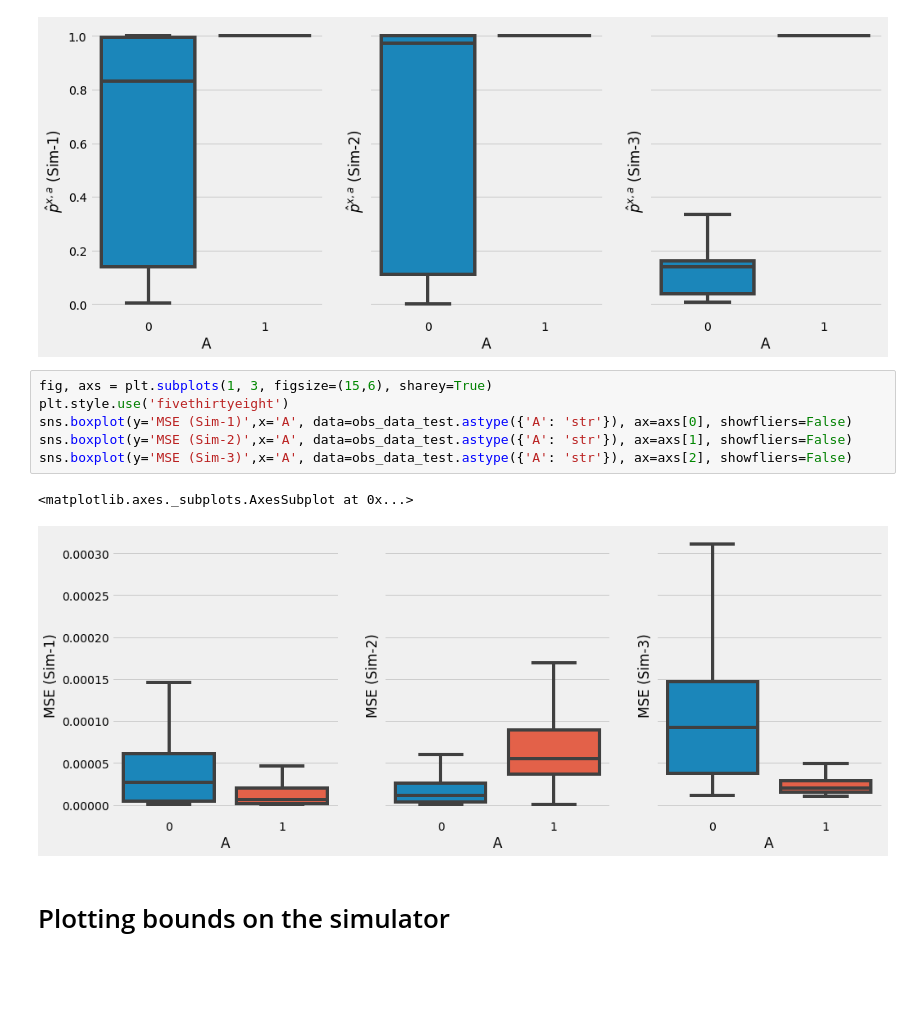
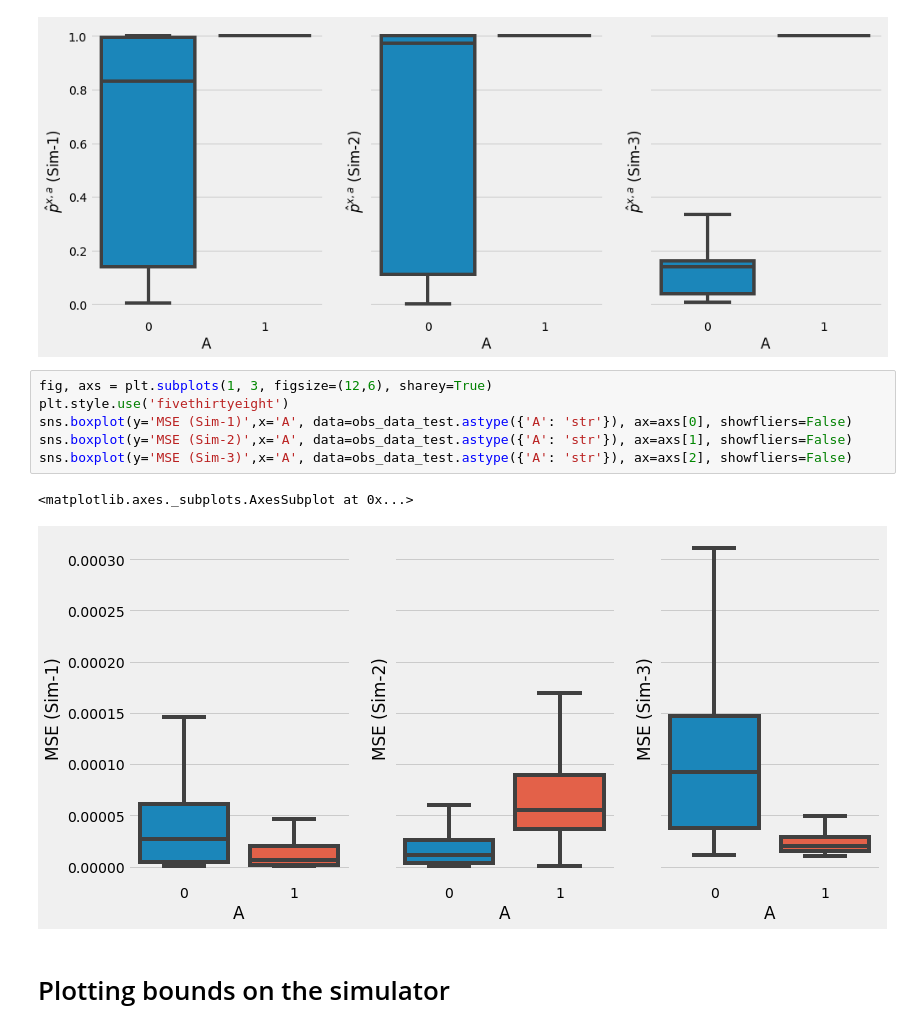
Before and after one commit to faaizT/CausalTwinAssessment, a Jupyter notebook: Cartpole Simulator.ipynb, the cells around one changed output. Saved outputs shown, nothing was run; the diff lists cells and outputs as text; blank space fills up the shorter version.

```diff
--- a/Cartpole Simulator.ipynb
+++ b/Cartpole Simulator.ipynb
@@ -992,14 +992,14 @@ sns.boxplot(y='$\hat{p}^{x,a}$ (Sim-3)',x='A', data=obs_data_test.astype({'A': '
 <matplotlib.axes._subplots.AxesSubplot at 0x...>
 [figure]
 # %%
-fig, axs = plt.subplots(1, 3, figsize=(15,6), sharey=True)
+fig, axs = plt.subplots(1, 3, figsize=(12,6), sharey=True)
 plt.style.use('fivethirtyeight')
 sns.boxplot(y='MSE (Sim-1)',x='A', data=obs_data_test.astype({'A': 'str'}), ax=axs[0], showfliers=False)
 sns.boxplot(y='MSE (Sim-2)',x='A', data=obs_data_test.astype({'A': 'str'}), ax=axs[1], showfliers=False)
 sns.boxplot(y='MSE (Sim-3)',x='A', data=obs_data_test.astype({'A': 'str'}), ax=axs[2], showfliers=False)
 # %% [output]
 <matplotlib.axes._subplots.AxesSubplot at 0x...>
-[figure, old version]
+[figure, new version]
 # %% [markdown]
 # Plotting bounds on the simulator
 # %%
```
